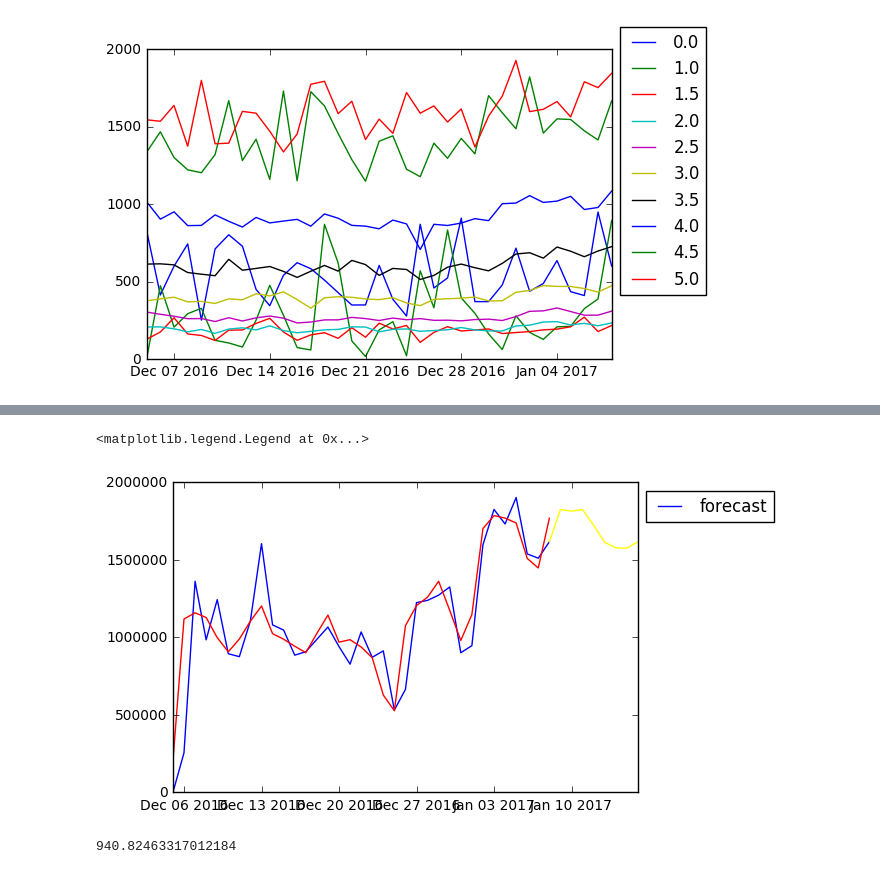
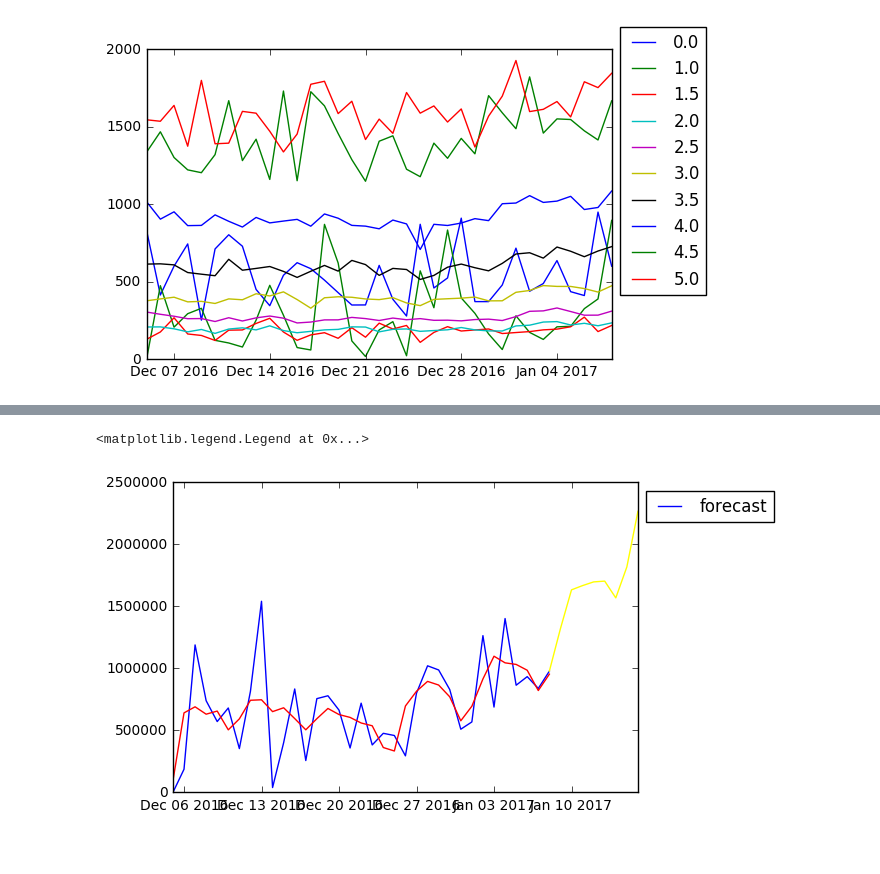
Before and after one commit to WillySchu/pyDataMining, a Jupyter notebook: travelocityRatings.ipynb, the cells around one changed output, grey strips where cells are left out. Drawn from its saved outputs; the diff is of its cells as text; code cells hidden in the pictures.

```diff
--- a/travelocityRatings.ipynb
+++ b/travelocityRatings.ipynb
@@ -80,15 +98,11 @@ res
 # %%
-fit = sm.tsa.statespace.SARIMAX(rev.ix[4.0], trend='n', order=[1, 1, 1], seasonal_order=[1, 0, 1, 7]).fit()
+fit = sm.tsa.statespace.SARIMAX(rev.ix[3.0], trend='n', order=[0, 2, 0], seasonal_order=[2, 2, 0, 7]).fit()
 # %%
 fcast = fit.predict(start='2017-01-08', end='2017-01-16', dynamic=True)
 plt.plot(fit.fittedvalues, label='forecast')
-plt.plot(rev.ix[4.0], color='red')
+plt.plot(rev.ix[3.0], color='red')
 plt.plot(fcast, color='yellow')
 plt.legend(loc=2, bbox_to_anchor=(1,1))
 # %% [output]
 <matplotlib.legend.Legend at 0x...>
-[figure, old version]
+[figure, new version]
-# %%
-fit.bic
-# %% [output]
-940.82463317012184
```
Also changed, not shown: parts of 5 cells of this notebook, 13 other files.
